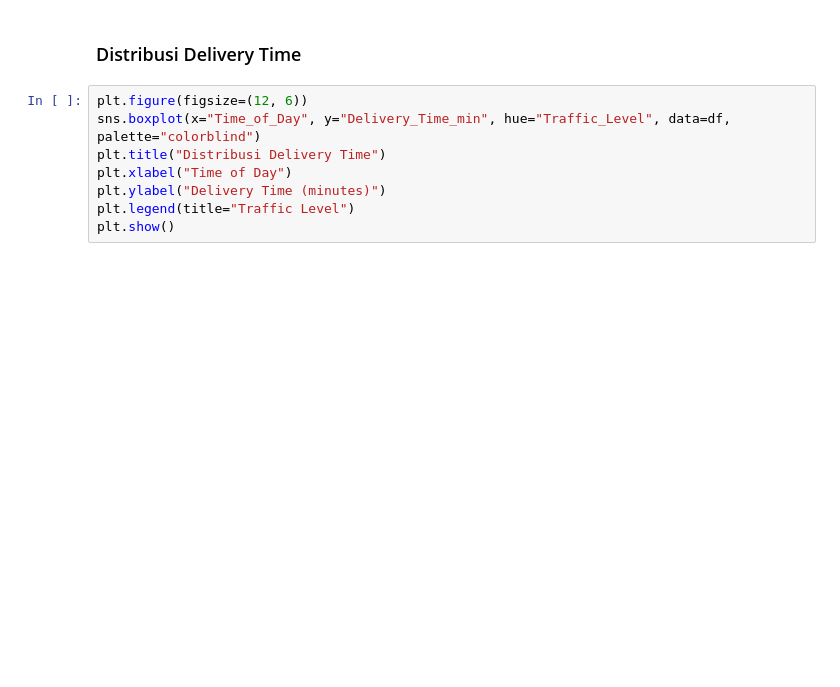
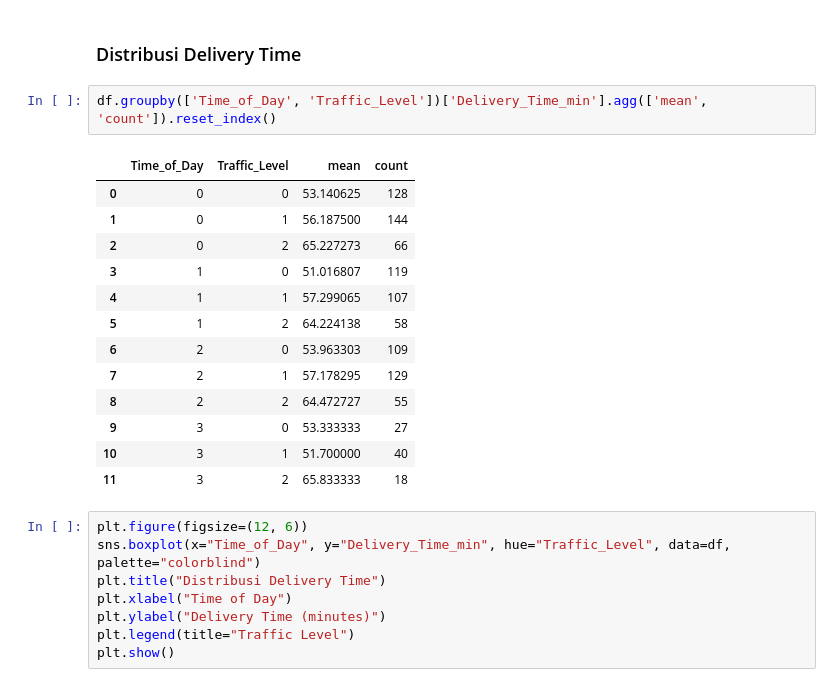
Before and after one commit to JenAM06/Food-Delivery-Time-Prediction, a Jupyter notebook: Minpro3_Jen.ipynb, the cells around one changed output. Cells and saved outputs as stored; diff of their text form; blank space fills up the shorter version.

```diff
--- a/Minpro3_Jen.ipynb
+++ b/Minpro3_Jen.ipynb
@@ -322,5 +366,21 @@ plt.show()
 # %% [markdown]
 ### Distribusi Delivery Time
+# %%
+df.groupby(['Time_of_Day', 'Traffic_Level'])['Delivery_Time_min'].agg(['mean', 'count']).reset_index()
+# %% [output]
+|  | Time_of_Day | Traffic_Level | mean | count |
+| 0 | 0 | 0 | 53.140625 | 128 |
+| 1 | 0 | 1 | 56.187500 | 144 |
+| 2 | 0 | 2 | 65.227273 | 66 |
+| 3 | 1 | 0 | 51.016807 | 119 |
+| 4 | 1 | 1 | 57.299065 | 107 |
+| 5 | 1 | 2 | 64.224138 | 58 |
+| 6 | 2 | 0 | 53.963303 | 109 |
+| 7 | 2 | 1 | 57.178295 | 129 |
+| 8 | 2 | 2 | 64.472727 | 55 |
+| 9 | 3 | 0 | 53.333333 | 27 |
+| 10 | 3 | 1 | 51.700000 | 40 |
+| 11 | 3 | 2 | 65.833333 | 18 |
 # %%
 plt.figure(figsize=(12, 6))
 sns.boxplot(x="Time_of_Day", y="Delivery_Time_min", hue="Traffic_Level", data=df, palette="colorblind")
```
Also changed, not shown: parts of 10 cells of this notebook.
